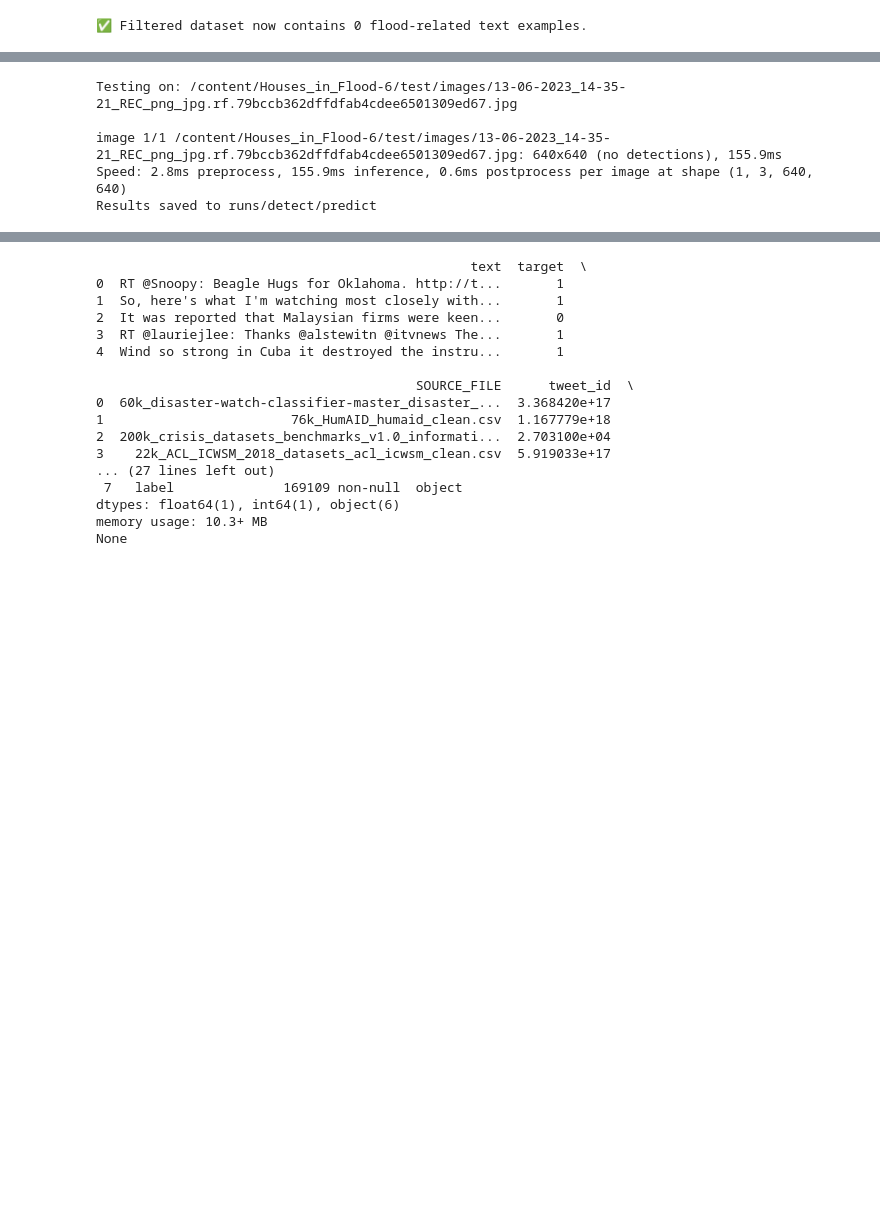
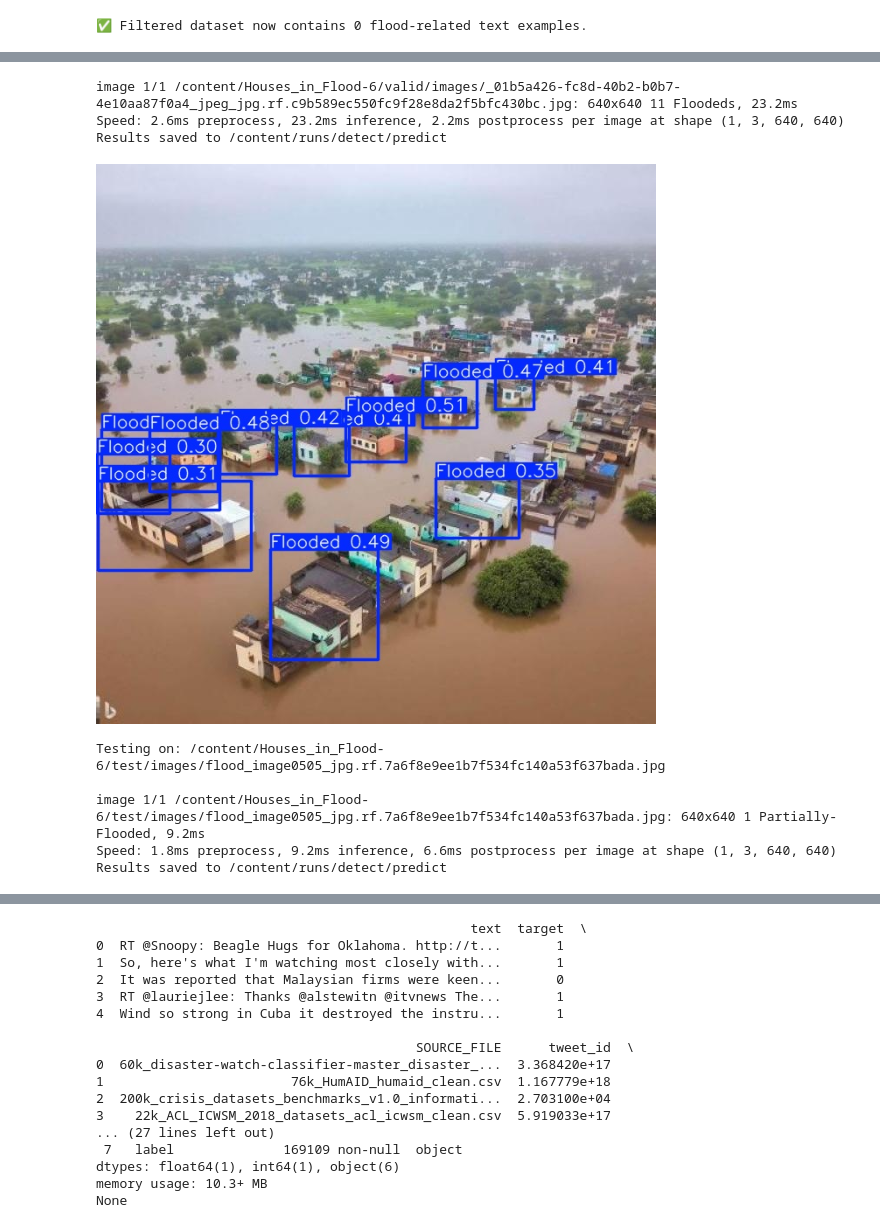
Before and after one commit to sathwikmamidala7-hub/week1, a Jupyter notebook: projectaictc.ipynb, the cells around one changed output, grey strips where cells are left out. Drawn from its saved outputs; the diff is of its cells as text; code cells hidden in the pictures; blank space fills up the shorter version.

```diff
--- a/projectaictc.ipynb
+++ b/projectaictc.ipynb
@@ -317,0 +362,22 @@ Results saved to runs/detect/predict
+# %%
+from ultralytics import YOLO
+from IPython.display import Image
+
+# Load trained model
+model = YOLO("/content/drive/MyDrive/yolo_runs/flood_detection2/weights/best.pt")
+
+# Run prediction on one validation image
+results = model.predict(
+    source="/content/Houses_in_Flood-6/valid/images/_01b5a426-fc8d-40b2-b0b7-4e10aa87f0a4_jpeg_jpg.rf.c9b589ec550fc9f28e8da2f5bfc430bc.jpg",
+    save=True,
+    imgsz=640,
+    conf=0.25
+)
+
+# Show the saved prediction
+Image(filename=results[0].save_dir + "/_01b5a426-fc8d-40b2-b0b7-4e10aa87f0a4_jpeg_jpg.rf.c9b589ec550fc9f28e8da2f5bfc430bc.jpg")
+# %% [output]
+image 1/1 /content/Houses_in_Flood-6/valid/images/_01b5a426-fc8d-40b2-b0b7-4e10aa87f0a4_jpeg_jpg.rf.c9b589ec550fc9f28e8da2f5bfc430bc.jpg: 640x640 11 Floodeds, 23.2ms
+Speed: 2.6ms preprocess, 23.2ms inference, 2.2ms postprocess per image at shape (1, 3, 640, 640)
+Results saved to /content/runs/detect/predict
+[figure, added]
@@ -324,8 +393,8 @@ print("Testing on:", test_img)
 
 results = model.predict(source=test_img, save=True, conf=0.5)
 # %% [output]
-Testing on: /content/Houses_in_Flood-6/test/images/13-06-2023_14-35-21_REC_png_jpg.rf.79bccb362dffdfab4cdee6501309ed67.jpg
+Testing on: /content/Houses_in_Flood-6/test/images/flood_image0505_jpg.rf.7a6f8e9ee1b7f534fc140a53f637bada.jpg
 
-image 1/1 /content/Houses_in_Flood-6/test/images/13-06-2023_14-35-21_REC_png_jpg.rf.79bccb362dffdfab4cdee6501309ed67.jpg: 640x640 (no detections), 155.9ms
-Speed: 2.8ms preprocess, 155.9ms inference, 0.6ms postprocess per image at shape (1, 3, 640, 640)
-Results saved to runs/detect/predict
+image 1/1 /content/Houses_in_Flood-6/test/images/flood_image0505_jpg.rf.7a6f8e9ee1b7f534fc140a53f637bada.jpg: 640x640 1 Partially-Flooded, 9.2ms
+Speed: 1.8ms preprocess, 9.2ms inference, 6.6ms postprocess per image at shape (1, 3, 640, 640)
+Results saved to /content/runs/detect/predict
```
Also changed, not shown: parts of 21 cells of this notebook.
